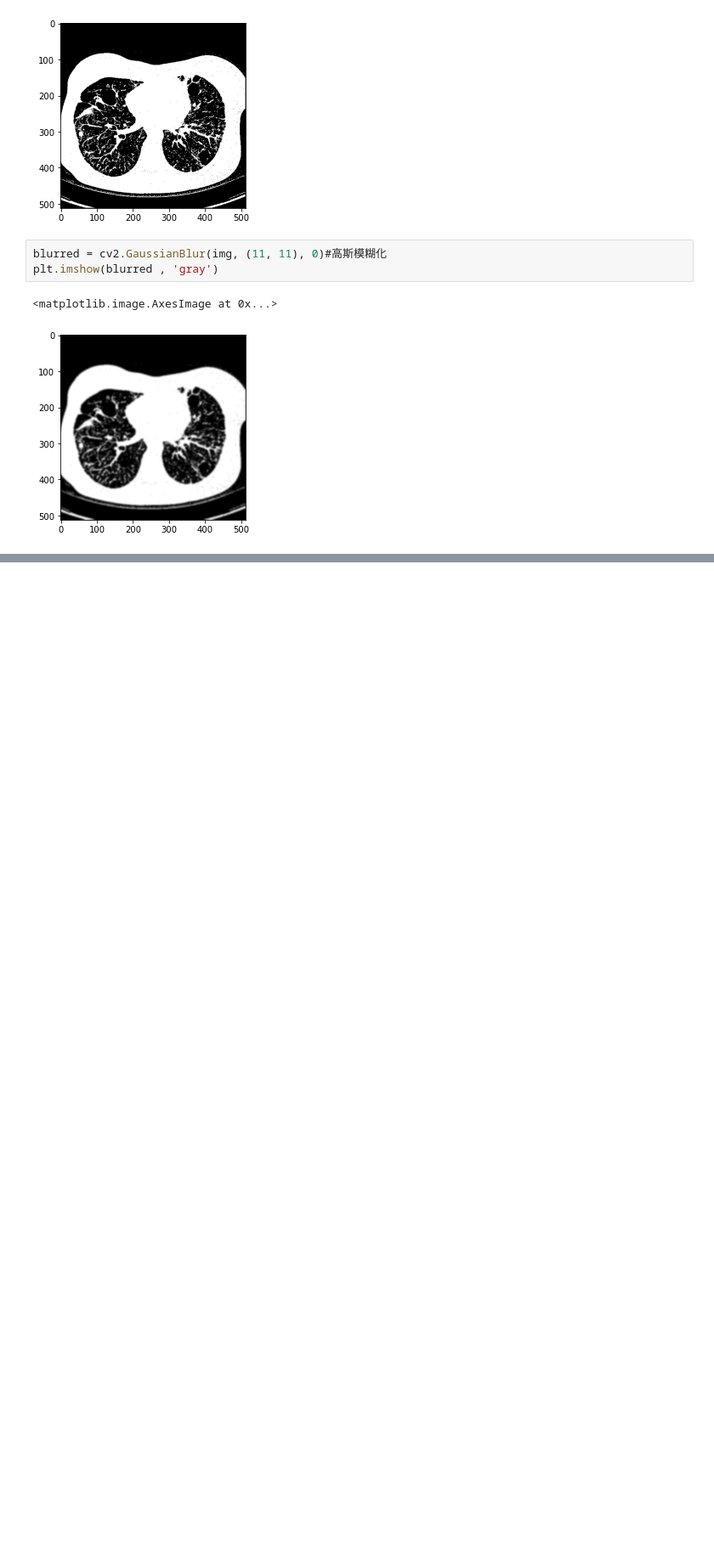
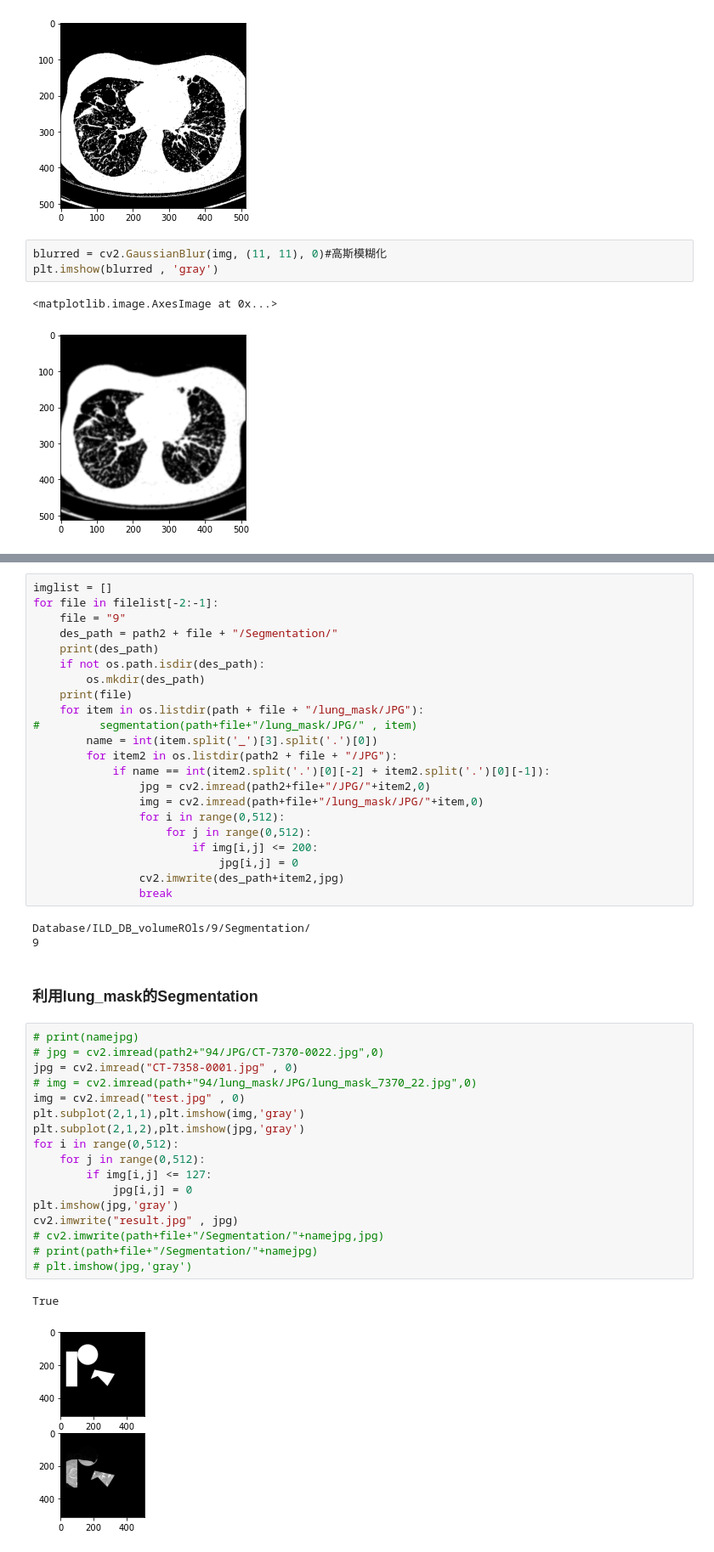
Before and after one commit to bd5105625/Seminar, a Jupyter notebook: Segmentation.ipynb, the cells around one changed output, grey strips where cells are left out. Shown at 85% size. Cells and saved outputs as stored; diff of their text form; blank space fills up the shorter version.

```diff
--- a/Segmentation.ipynb
+++ b/Segmentation.ipynb
@@ -230,0 +327,47 @@ FileNotFoundError: [WinError 3] 系統找不到指定的路徑。: 'image/ILD/12
+# %%
+imglist = []
+for file in filelist[-2:-1]:
+    file = "9"
+    des_path = path2 + file + "/Segmentation/"
+    print(des_path)
+    if not os.path.isdir(des_path):
+        os.mkdir(des_path)
+    print(file)
+    for item in os.listdir(path + file + "/lung_mask/JPG"):
+#         segmentation(path+file+"/lung_mask/JPG/" , item)
+        name = int(item.split('_')[3].split('.')[0])
+        for item2 in os.listdir(path2 + file + "/JPG"):
+            if name == int(item2.split('.')[0][-2] + item2.split('.')[0][-1]):
+                jpg = cv2.imread(path2+file+"/JPG/"+item2,0)
+                img = cv2.imread(path+file+"/lung_mask/JPG/"+item,0)
+                for i in range(0,512):
+                    for j in range(0,512):
+                        if img[i,j] <= 200:
+                            jpg[i,j] = 0
+                cv2.imwrite(des_path+item2,jpg)
+                break
+# %% [output]
+Database/ILD_DB_volumeROls/9/Segmentation/
+9
+# %% [markdown]
+### 利用lung_mask的Segmentation
+# %%
+# print(namejpg)
+# jpg = cv2.imread(path2+"94/JPG/CT-7370-0022.jpg",0)
+jpg = cv2.imread("CT-7358-0001.jpg" , 0)
+# img = cv2.imread(path+"94/lung_mask/JPG/lung_mask_7370_22.jpg",0)
+img = cv2.imread("test.jpg" , 0)
+plt.subplot(2,1,1),plt.imshow(img,'gray')
+plt.subplot(2,1,2),plt.imshow(jpg,'gray')
+for i in range(0,512):
+    for j in range(0,512):
+        if img[i,j] <= 127:
+            jpg[i,j] = 0
+plt.imshow(jpg,'gray')
+cv2.imwrite("result.jpg" , jpg)
+# cv2.imwrite(path+file+"/Segmentation/"+namejpg,jpg)
+# print(path+file+"/Segmentation/"+namejpg)
+# plt.imshow(jpg,'gray')
+# %% [output]
+True
+[figure, added]
```
Also changed, not shown: parts of 18 cells of this notebook, 1 other file.
